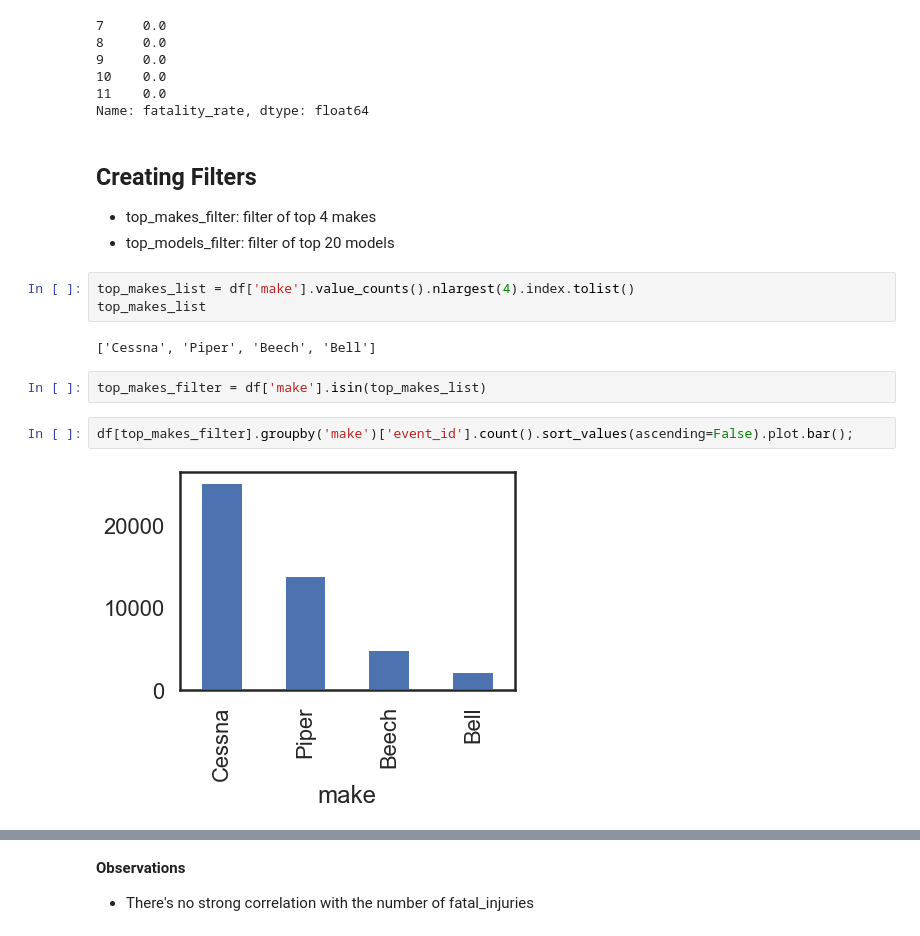
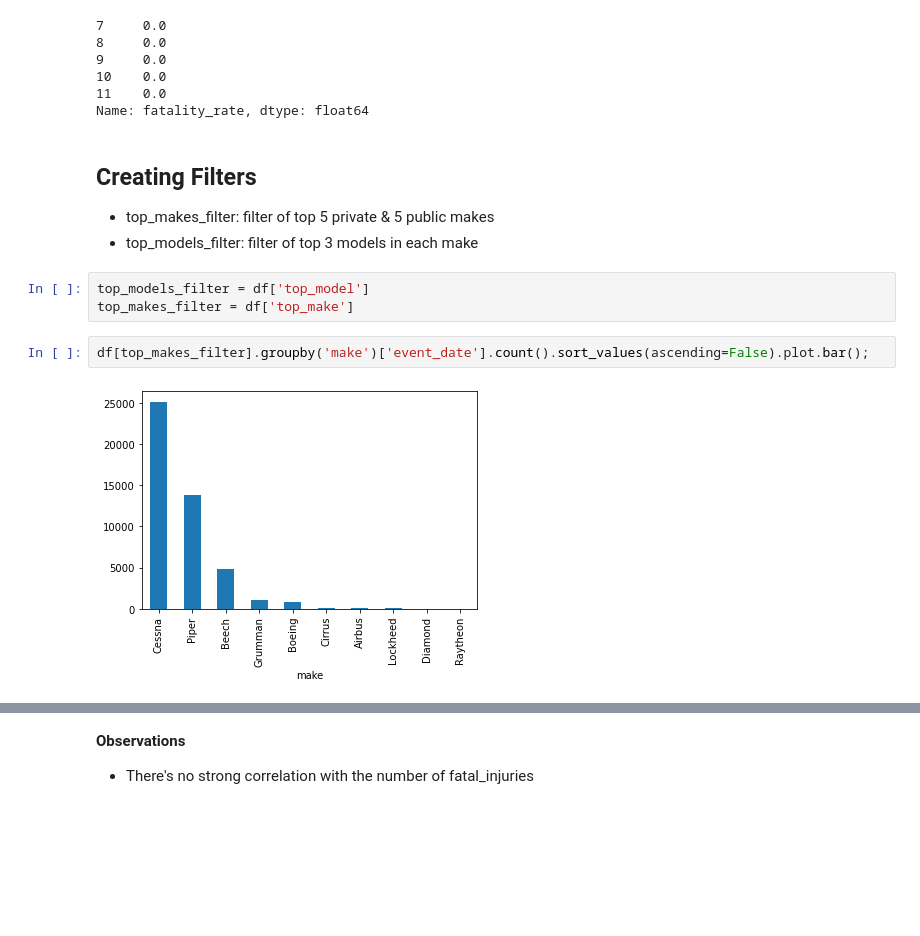
Before and after one commit to jamesleemeredith/aircraft-risk-analysis, a Jupyter notebook: code_package/eda_notebook.ipynb, the cells around one changed output, grey strips where cells are left out. Cells and saved outputs as stored; diff of their text form; blank space fills up the shorter version.

```diff
--- a/code_package/eda_notebook.ipynb
+++ b/code_package/eda_notebook.ipynb
@@ -207,16 +233,12 @@ df['fatality_rate'].head()
 Name: fatality_rate, dtype: float64
 # %% [markdown]
 ## Creating Filters
-- top_makes_filter: filter of top 4 makes
-- top_models_filter: filter of top 20 models
+- top_makes_filter: filter of top 5 private & 5 public makes
+- top_models_filter: filter of top 3 models in each make
-# %%
-top_makes_list = df['make'].value_counts().nlargest(4).index.tolist()
-top_makes_list
-# %% [output]
-['Cessna', 'Piper', 'Beech', 'Bell']
-# %%
-top_makes_filter = df['make'].isin(top_makes_list)
+# %%
+top_models_filter = df['top_model']
+top_makes_filter = df['top_make']
 # %%
-df[top_makes_filter].groupby('make')['event_id'].count().sort_values(ascending=False).plot.bar();
+df[top_makes_filter].groupby('make')['event_date'].count().sort_values(ascending=False).plot.bar();
 # %% [output]
-[figure, old version]
+[figure, new version]
```
Also changed, not shown: parts of 30 cells of this notebook, 9 other files.
